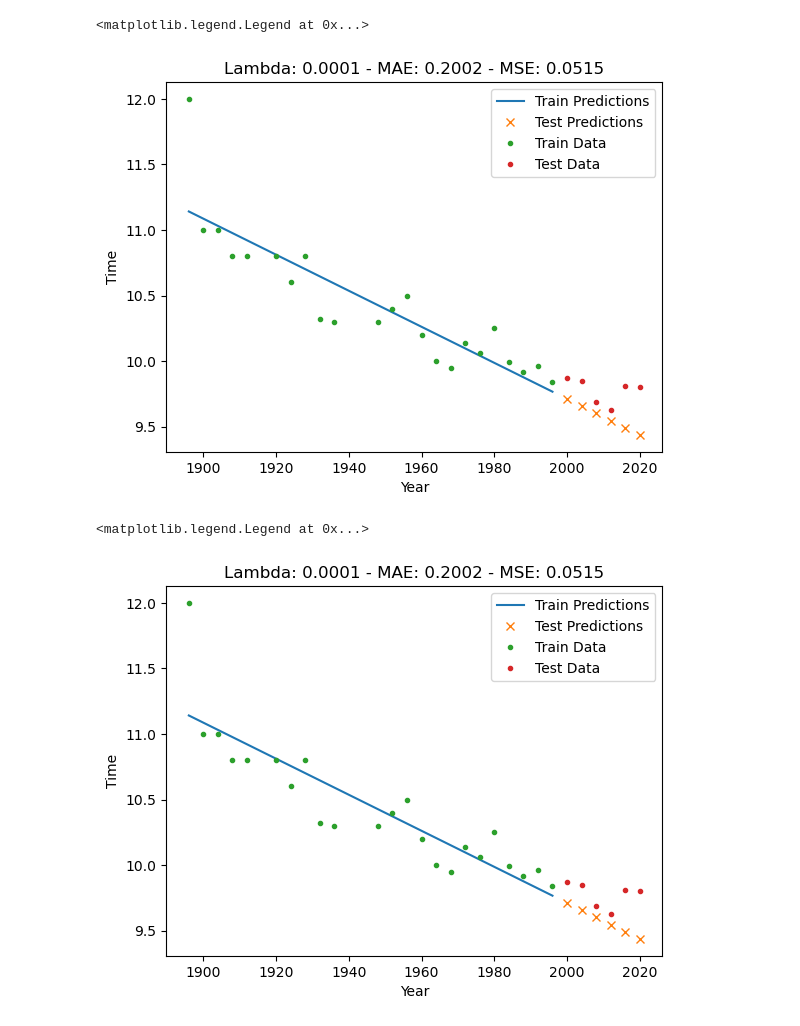
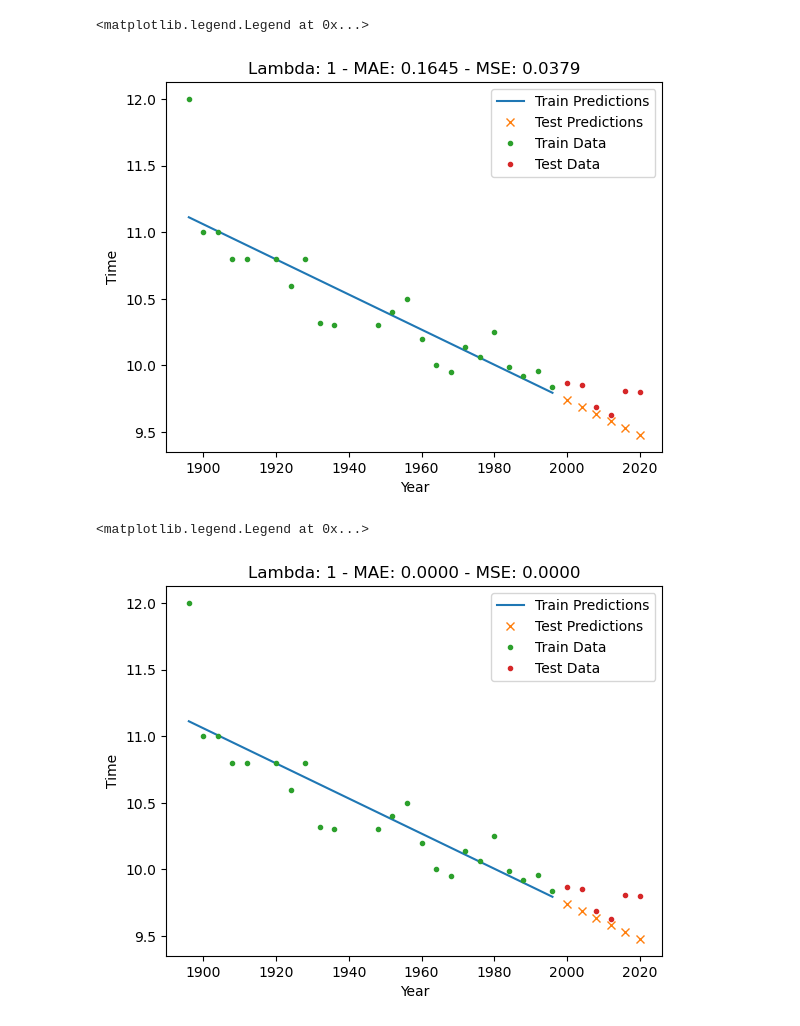
Before and after one commit to sararst/Malis, a Jupyter notebook: proj3/task2.ipynb, the cells around one changed output. Cells and saved outputs as stored; diff of their text form; code cells hidden in the pictures.

```diff
--- a/proj3/task2.ipynb
+++ b/proj3/task2.ipynb
@@ -33,7 +33,7 @@ poly = PolynomialFeatures(1)
 X_train = poly.fit_transform(X_train)
 X_test = poly.fit_transform(X_test)
 # %%
-lambda_values = [10**i for i in range(-20, -3)]
+lambda_values = [10**i for i in range(-20, 11)]
 mae_errors = []
 mse_errors = []
 k = 5  # number of folds
@@ -104,7 +104,7 @@ plt.title(f"Lambda: {best_l} - MAE: {mae_test:.4f} - MSE: {mse_test:.4f}")
 plt.legend()
 # %% [output]
 <matplotlib.legend.Legend at 0x...>
-[figure, old version]
+[figure, new version]
 # %%
 # test with sklearn
 ridge_model2 = Ridge(alpha=best_l)
@@ -120,16 +120,16 @@ mse_skl = mean_squared_error(sklearn_pred_test, pred_test)
 # %%
 y_hat_sklearn = ridge_model2.predict(X_train[:, 1].reshape(-1, 1))
 plt.plot(X_train[:, 1]*x_std+x_mean, y_hat_sklearn, label='Train Predictions')
 plt.plot(X_test[:, 1]*x_std+x_mean, sklearn_pred_test, 'x', label='Test Predictions')
 plt.plot(X_train[:, 1]*x_std+x_mean, y_train, '.', label='Train Data')
 plt.plot(X_test[:, 1]*x_std+x_mean, y_test, '.', label='Test Data')
 plt.xlabel("Year")
 plt.ylabel("Time")
-plt.title(f"Lambda: {best_l} - MAE: {mae_test:.4f} - MSE: {mse_test:.4f}")
+plt.title(f"Lambda: {best_l} - MAE: {mae_skl:.4f} - MSE: {mse_skl:.4f}")
 plt.legend()
 # %% [output]
 <matplotlib.legend.Legend at 0x...>
-[figure, old version]
+[figure, new version]
 # %%
 print(f"Sklearn Bias: {ridge_model2.coef_}, our model bias: {w[1]} --> difference: {ridge_model2.coef_ - w[1]},\n Sklearn Weights: {ridge_model2.intercept_}, our model weights: {w[0]} --> difference: {ridge_model2.intercept_ - w[0]}")
 # %% [output]
```
Also changed, not shown: parts of 7 cells of this notebook, 1 other file.
